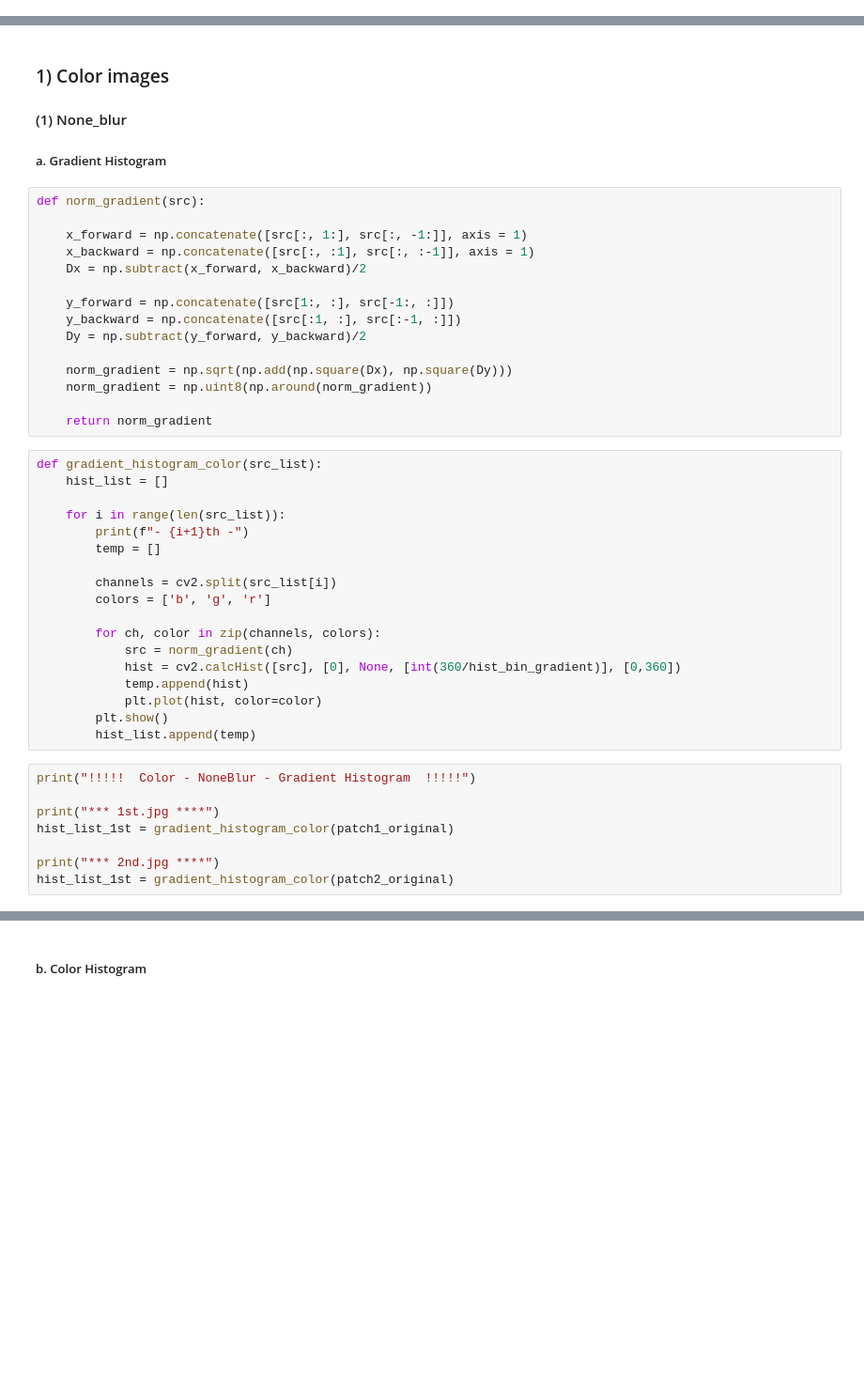
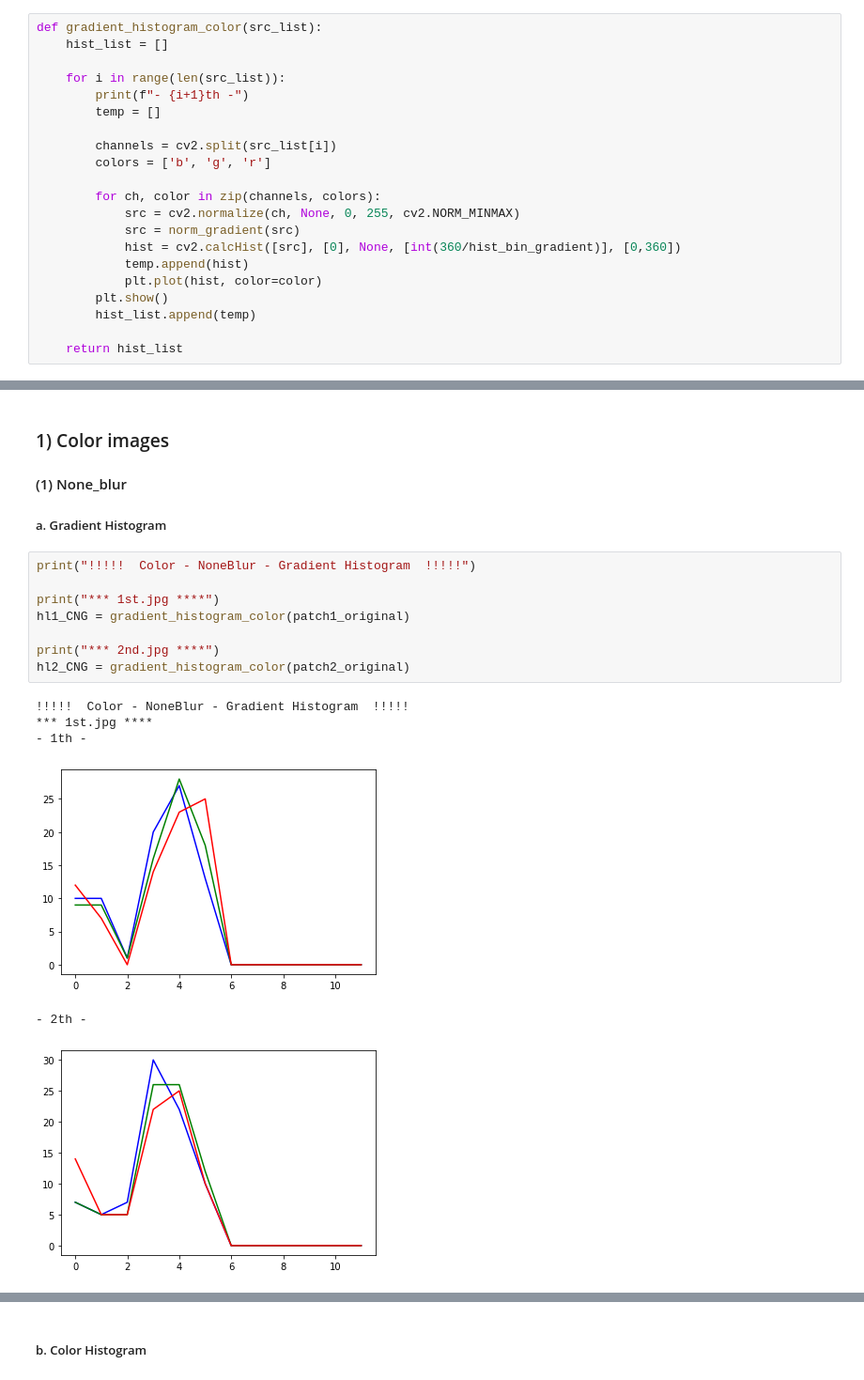
Before and after one commit to NonokEE/CAU_Computer_Vision, a Jupyter notebook: Project 1/Project1.ipynb, the cells around one changed output, grey strips where cells are left out. Shown at 94% size. Saved outputs shown, nothing was run; the diff lists cells and outputs as text; blank space fills up the shorter version.

```diff
--- a/Project 1/Project1.ipynb
+++ b/Project 1/Project1.ipynb
@@ -138,0 +164,21 @@ hist_bin_color = 25
+# %%
+def gradient_histogram_color(src_list):
+    hist_list = []
+
+    for i in range(len(src_list)):
+        print(f"- {i+1}th -")
+        temp = []
+
+        channels = cv2.split(src_list[i])
+        colors = ['b', 'g', 'r']
+
+        for ch, color in zip(channels, colors):
+            src = cv2.normalize(ch, None, 0, 255, cv2.NORM_MINMAX)
+            src = norm_gradient(src)
+            hist = cv2.calcHist([src], [0], None, [int(360/hist_bin_gradient)], [0,360])
+            temp.append(hist)
+            plt.plot(hist, color=color)
+        plt.show()
+        hist_list.append(temp)
+
+    return hist_list
@@ -140,44 +233,18 @@ hist_bin_color = 25
 ### 1) Color images
 #### (1) None_blur
 ##### a. Gradient Histogram
-# %%
-def norm_gradient(src):
-
-    x_forward = np.concatenate([src[:, 1:], src[:, -1:]], axis = 1)
-    x_backward = np.concatenate([src[:, :1], src[:, :-1]], axis = 1)
-    Dx = np.subtract(x_forward, x_backward)/2
-
-    y_forward = np.concatenate([src[1:, :], src[-1:, :]])
-    y_backward = np.concatenate([src[:1, :], src[:-1, :]])
-    Dy = np.subtract(y_forward, y_backward)/2
-
-    norm_gradient = np.sqrt(np.add(np.square(Dx), np.square(Dy)))
-    norm_gradient = np.uint8(np.around(norm_gradient))
-
-    return norm_gradient
-# %%
-def gradient_histogram_color(src_list):
-    hist_list = []
-
-    for i in range(len(src_list)):
-        print(f"- {i+1}th -")
-        temp = []
-
-        channels = cv2.split(src_list[i])
-        colors = ['b', 'g', 'r']
-
-        for ch, color in zip(channels, colors):
-            src = norm_gradient(ch)
-            hist = cv2.calcHist([src], [0], None, [int(360/hist_bin_gradient)], [0,360])
-            temp.append(hist)
-            plt.plot(hist, color=color)
-        plt.show()
-        hist_list.append(temp)
 # %%
 print("!!!!!  Color - NoneBlur - Gradient Histogram  !!!!!")
 
 print("*** 1st.jpg ****")
-hist_list_1st = gradient_histogram_color(patch1_original)
+hl1_CNG = gradient_histogram_color(patch1_original)
 
 print("*** 2nd.jpg ****")
-hist_list_1st = gradient_histogram_color(patch2_original)
+hl2_CNG = gradient_histogram_color(patch2_original)
+# %% [output]
+!!!!!  Color - NoneBlur - Gradient Histogram  !!!!!
+*** 1st.jpg ****
+- 1th -
+[figure, added]
+- 2th -
+[figure, added]
```
Also changed, not shown: parts of 28 cells of this notebook.
